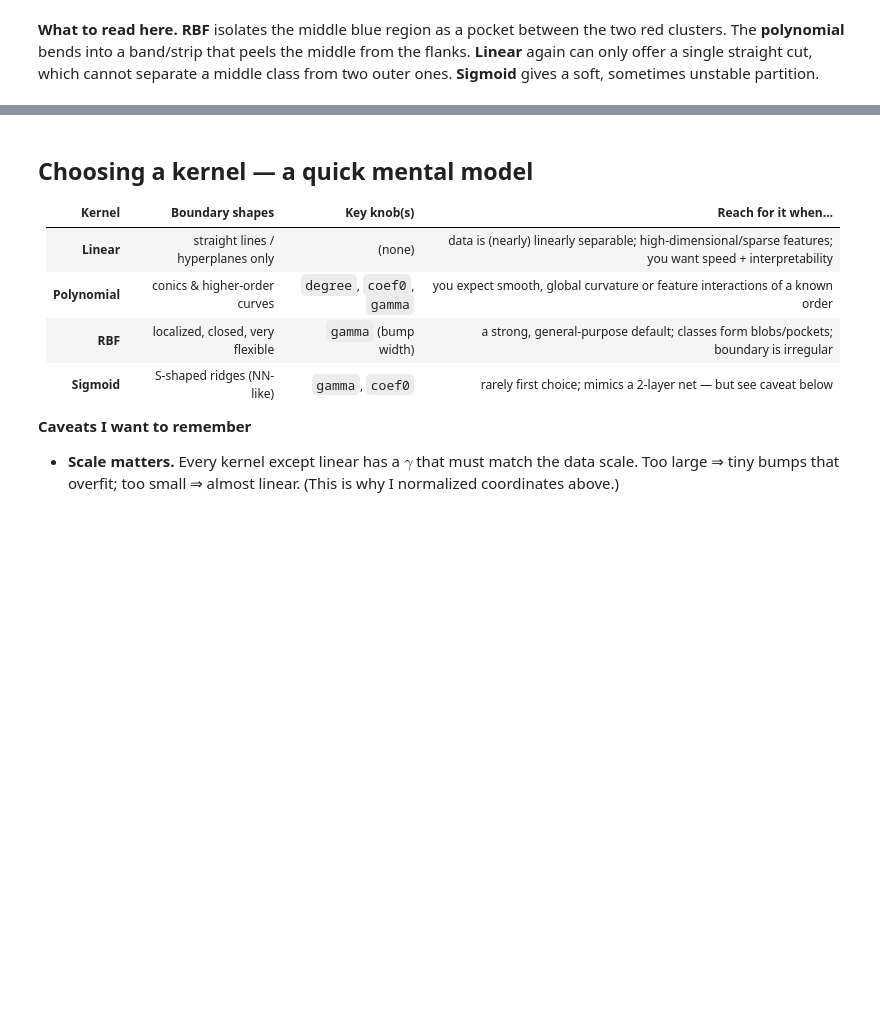
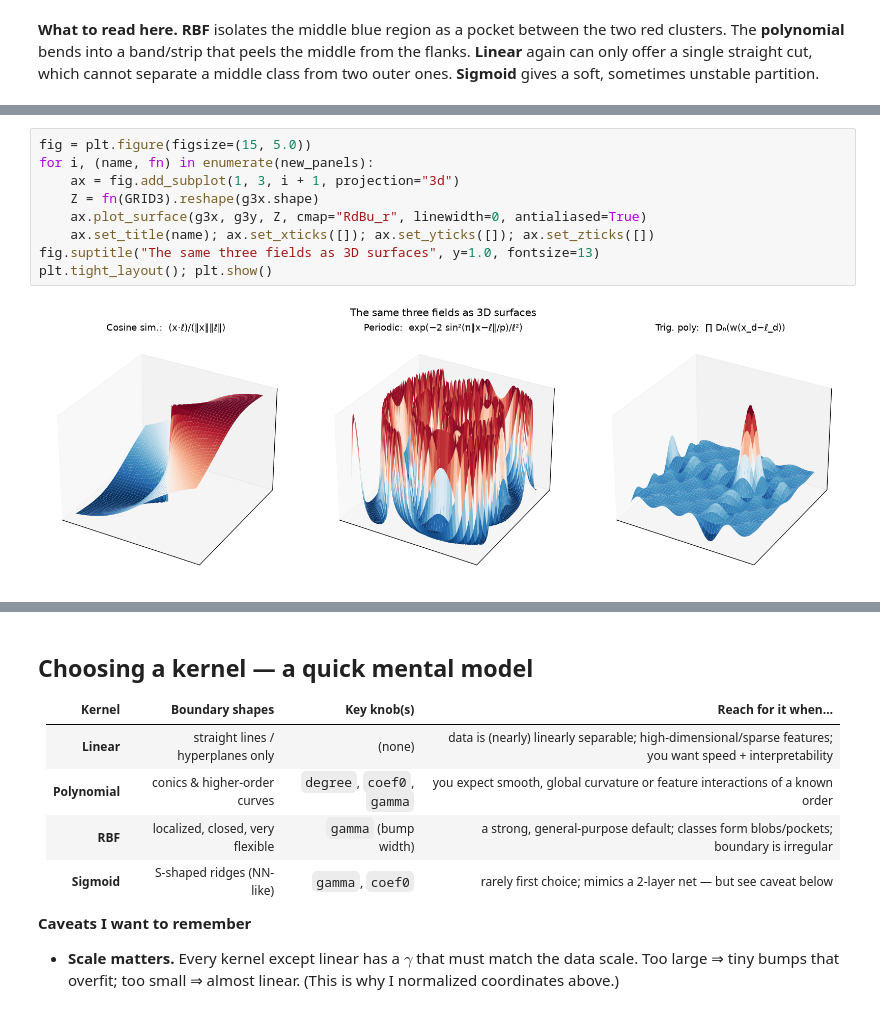
Before and after one commit to panjunbiao/cs-notes, a Jupyter notebook: notes/support-vector-machine/kernel-boundaries/index.ipynb, the cells around one changed output, grey strips where cells are left out. Drawn from its saved outputs; the diff is of its cells as text; blank space fills up the shorter version.

```diff
--- a/notes/support-vector-machine/kernel-boundaries/index.ipynb
+++ b/notes/support-vector-machine/kernel-boundaries/index.ipynb
@@ -234,0 +311,11 @@ show_kernels(blob_L, blob_y, blob_kernels,
+# %%
+fig = plt.figure(figsize=(15, 5.0))
+for i, (name, fn) in enumerate(new_panels):
+    ax = fig.add_subplot(1, 3, i + 1, projection="3d")
+    Z = fn(GRID3).reshape(g3x.shape)
+    ax.plot_surface(g3x, g3y, Z, cmap="RdBu_r", linewidth=0, antialiased=True)
+    ax.set_title(name); ax.set_xticks([]); ax.set_yticks([]); ax.set_zticks([])
+fig.suptitle("The same three fields as 3D surfaces", y=1.0, fontsize=13)
+plt.tight_layout(); plt.show()
+# %% [output]
+[figure, added]
```
Also changed, not shown: parts of 8 cells of this notebook.
